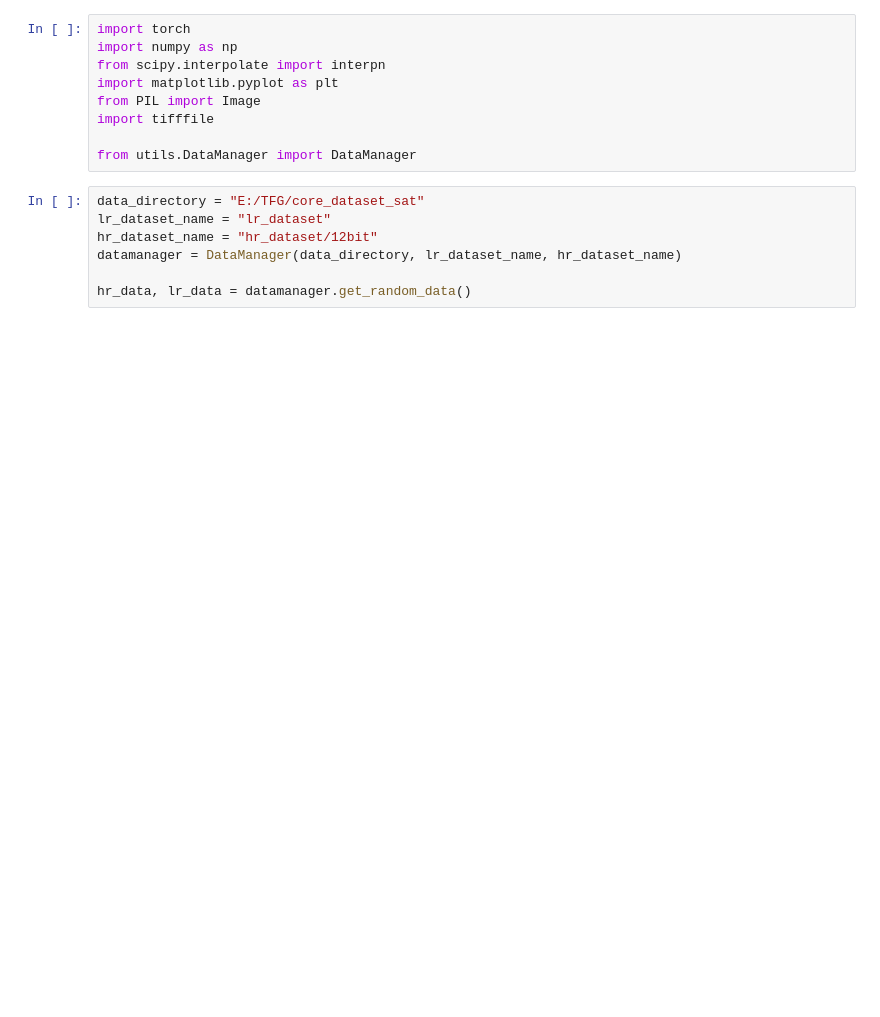
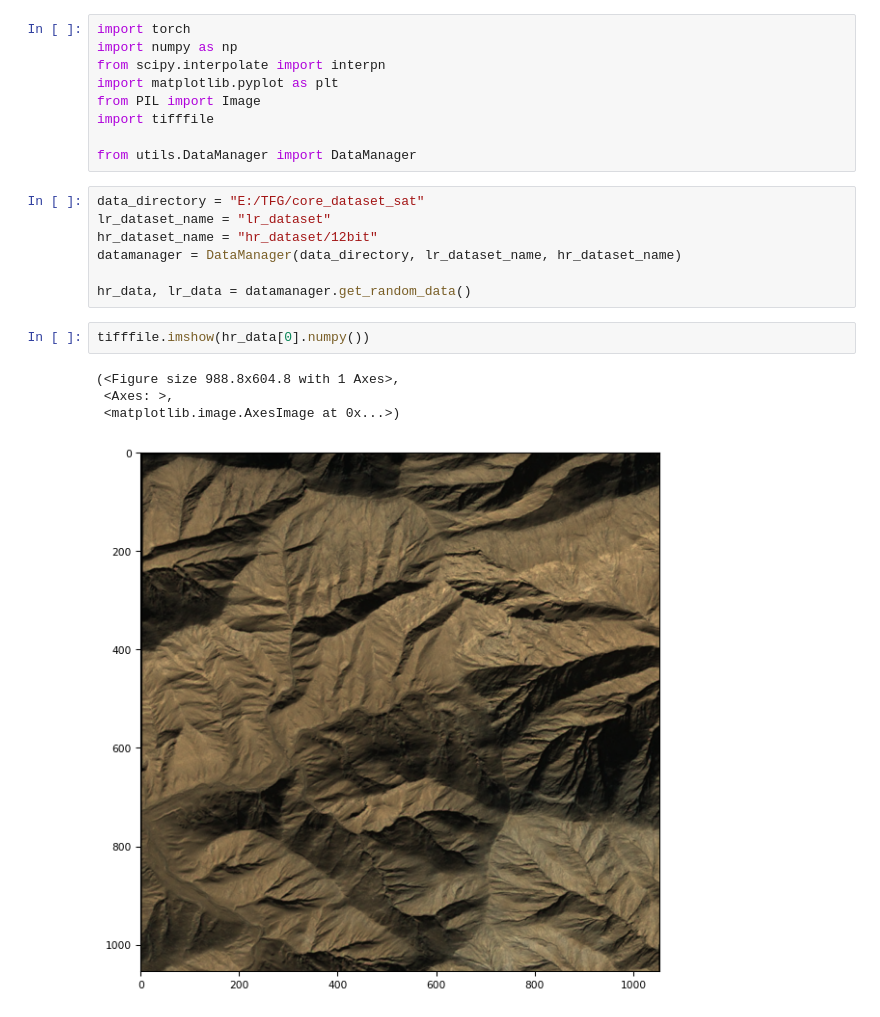
Before and after one commit to Descalabreitor/bicubic-interpolation-upscaling, a Jupyter notebook: bicubic_interpolation_satelite.ipynb, the cells around one changed output. Drawn from its saved outputs; the diff is of its cells as text; blank space fills up the shorter version.

```diff
--- a/bicubic_interpolation_satelite.ipynb
+++ b/bicubic_interpolation_satelite.ipynb
@@ -14,3 +14,10 @@ hr_dataset_name = "hr_dataset/12bit"
 datamanager = DataManager(data_directory, lr_dataset_name, hr_dataset_name)
 
 hr_data, lr_data = datamanager.get_random_data()
+# %%
+tifffile.imshow(hr_data[0].numpy())
+# %% [output]
+(<Figure size 988.8x604.8 with 1 Axes>,
+ <Axes: >,
+ <matplotlib.image.AxesImage at 0x...>)
+[figure, added]
```
Also changed, not shown: parts of 5 cells of this notebook.
